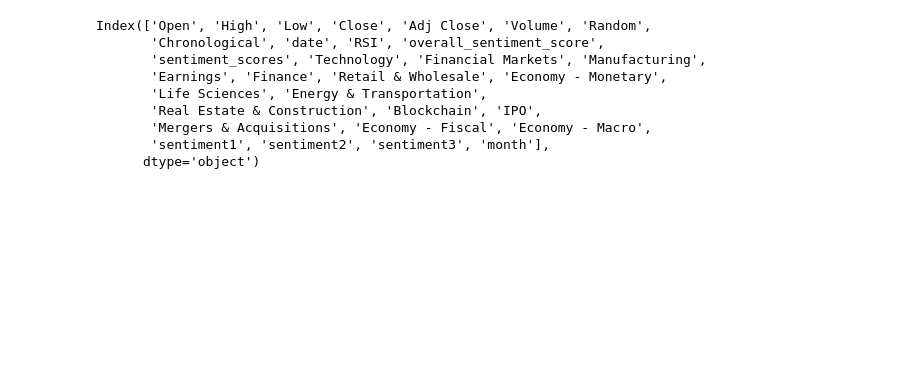
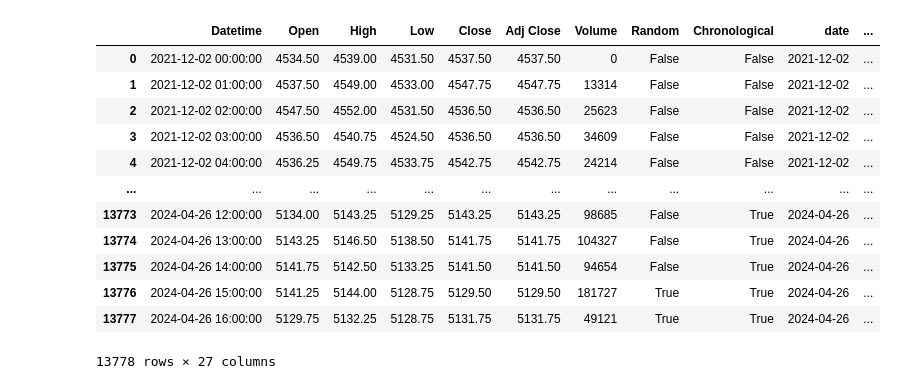
Before and after one commit to Exorust/S-PMarketTrader, a Jupyter notebook: Trading_LSTM_with_sentiment_and_relevance.ipynb, the cells around one changed output. Saved outputs shown, nothing was run; the diff lists cells and outputs as text; code cells hidden in the pictures; blank space fills up the shorter version.

```diff
--- a/Trading_LSTM_with_sentiment_and_relevance.ipynb
+++ b/Trading_LSTM_with_sentiment_and_relevance.ipynb
@@ -14,14 +12,0 @@ WARNING:tensorflow:From C:\Users\saite\anaconda3\Lib\site-packages\keras\src\los
-# %%
-df.set_index('Datetime', inplace = True)
-df.index = pd.to_datetime(df.index)
-df['date'] = df.index.date
-
-def rsi(data, period=14):
-    delta = data.diff()
-    gain = (delta.where(delta > 0, 0)).rolling(window=period).mean()
-    loss = (-delta.where(delta < 0, 0)).rolling(window=period).mean()
-
-    RS = gain / loss
-    return 100 - (100 / (1 + RS))
-df['RSI'] = rsi(df['Close'])
-df
@@ -113,5 +12,0 @@ ind = df.index
-# %%
-# Merge with your original df which has stock prices
-df = df.merge(news_agg, on='date', how='left')
-df.set_index(ind, inplace=True)
-df
@@ -133,18 +13,17 @@ df
-# %%
-df.fillna(method='ffill', inplace=True)  # Forward fill to propagate the last valid observation forward
-df.fillna(0, inplace=True)
-# %%
-df['month']  = df.index.month
 # %%
-df.columns
+df
 # %% [output]
+|  | Datetime | Open | High | Low | Close | Adj Close | Volume | Random | Chronological | date | ... |
+| 0 | 2021-12-02 00:00:00 | 4534.50 | 4539.00 | 4531.50 | 4537.50 | 4537.50 | 0 | False | False | 2021-12-02 | ... |
+| 1 | 2021-12-02 01:00:00 | 4537.50 | 4549.00 | 4533.00 | 4547.75 | 4547.75 | 13314 | False | False | 2021-12-02 | ... |
+| 2 | 2021-12-02 02:00:00 | 4547.50 | 4552.00 | 4531.50 | 4536.50 | 4536.50 | 25623 | False | False | 2021-12-02 | ... |
+| 3 | 2021-12-02 03:00:00 | 4536.50 | 4540.75 | 4524.50 | 4536.50 | 4536.50 | 34609 | False | False | 2021-12-02 | ... |
+| 4 | 2021-12-02 04:00:00 | 4536.25 | 4549.75 | 4533.75 | 4542.75 | 4542.75 | 24214 | False | False | 2021-12-02 | ... |
+| ... | ... | ... | ... | ... | ... | ... | ... | ... | ... | ... | ... |
+| 13773 | 2024-04-26 12:00:00 | 5134.00 | 5143.25 | 5129.25 | 5143.25 | 5143.25 | 98685 | False | True | 2024-04-26 | ... |
+| 13774 | 2024-04-26 13:00:00 | 5143.25 | 5146.50 | 5138.50 | 5141.75 | 5141.75 | 104327 | False | True | 2024-04-26 | ... |
+| 13775 | 2024-04-26 14:00:00 | 5141.75 | 5142.50 | 5133.25 | 5141.50 | 5141.50 | 94654 | False | True | 2024-04-26 | ... |
+| 13776 | 2024-04-26 15:00:00 | 5141.25 | 5144.00 | 5128.75 | 5129.50 | 5129.50 | 181727 | True | True | 2024-04-26 | ... |
+| 13777 | 2024-04-26 16:00:00 | 5129.75 | 5132.25 | 5128.75 | 5131.75 | 5131.75 | 49121 | True | True | 2024-04-26 | ... |
-Index(['Open', 'High', 'Low', 'Close', 'Adj Close', 'Volume', 'Random',
-       'Chronological', 'date', 'RSI', 'overall_sentiment_score',
-       'sentiment_scores', 'Technology', 'Financial Markets', 'Manufacturing',
-       'Earnings', 'Finance', 'Retail & Wholesale', 'Economy - Monetary',
-       'Life Sciences', 'Energy & Transportation',
-       'Real Estate & Construction', 'Blockchain', 'IPO',
-       'Mergers & Acquisitions', 'Economy - Fiscal', 'Economy - Macro',
-       'sentiment1', 'sentiment2', 'sentiment3', 'month'],
-      dtype='object')
+13778 rows × 27 columns
 # %%
```
Also changed, not shown: parts of 20 cells of this notebook, 5 other files.
